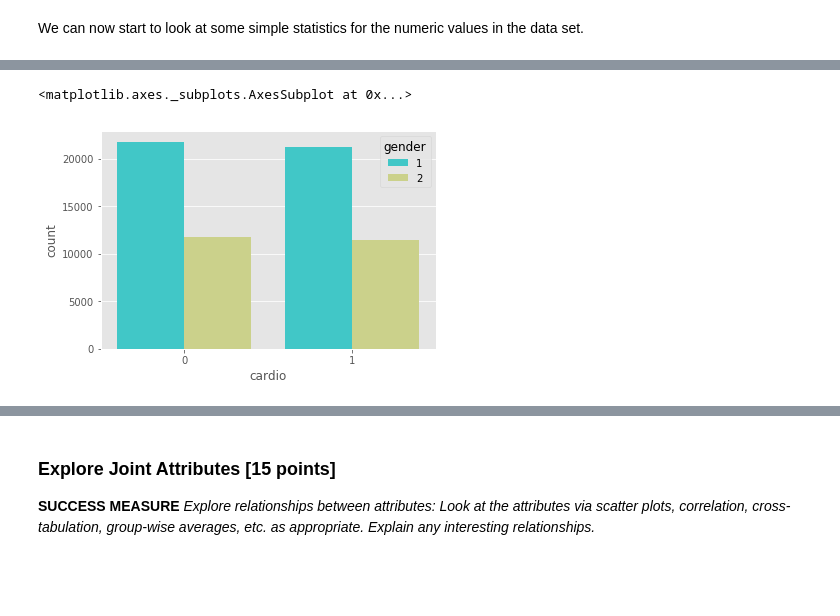
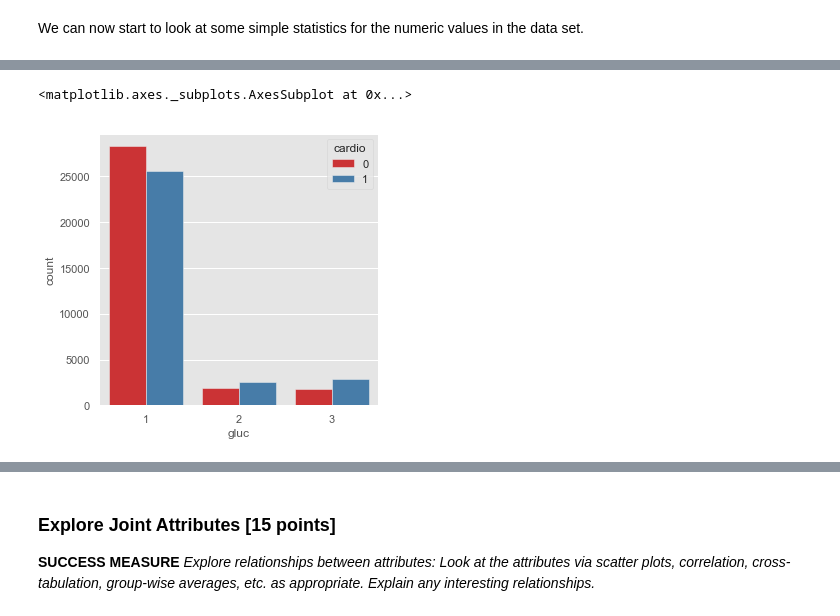
Before and after one commit to cmadding/MSDS7331, a Jupyter notebook: Lab01/Lab1.ipynb, the cells around one changed output, grey strips where cells are left out. Cells and saved outputs as stored; diff of their text form; code cells hidden in the pictures; blank space fills up the shorter version.

```diff
--- a/Lab01/Lab1.ipynb
+++ b/Lab01/Lab1.ipynb
@@ -103,0 +192,4 @@ How many records have inaccurate blood pressure reading?
+# %%
+#remove duplicates in the dataframe
+df.drop_duplicates(keep = 'first', inplace = True)
+df.shape
@@ -124,0 +247,4 @@ After cleaning Diastilic pressure is higher than systolic one in 0 cases.
+# %%
+df.drop(df[(df['weight'] > df['weight'].quantile(0.975)) | (df['weight'] < df['weight'].quantile(0.025))].index,inplace=True)
+
+print(df.shape)
@@ -170,0 +368,8 @@ The following section shows bar charts and cross tabulations of the relationship
+# %%
+#investiate how weight change with cardio states
+#plt.figure(figsize=(10, 10))
+rcParams['figure.figsize'] = 5, 5
+df_grouped = df.groupby(by='cardio')
+ax = df_grouped.boxplot(column='weight')
+#or
+#sns.boxplot(x='cardio',y='weight',data=df)
@@ -170,0 +392,10 @@ The following section shows bar charts and cross tabulations of the relationship
+# %%
+#investiate how the number of patients on each level of cholesterol and glucose change
+#with regard to the cardio states
+combined = ["cholesterol", "gluc"]
+rcParams['figure.figsize'] = 5, 5
+
+sns.countplot(x="cholesterol", hue='cardio', data = df, palette="Set1")
+
+#df_grouped = df.groupby(by='cardio')
+#ax = df_grouped.boxplot(column='weight')
@@ -171,6 +405,5 @@ The following section shows bar charts and cross tabulations of the relationship
 # %%
-# visualize cardio with gender
-sns.countplot(x='cardio',data=df,hue='gender',palette='rainbow')
+sns.countplot(x="gluc", hue='cardio', data = df, palette="Set1")
 # %% [output]
 <matplotlib.axes._subplots.AxesSubplot at 0x...>
-[figure, old version]
+[figure, new version]
```
Also changed, not shown: parts of 107 cells of this notebook, 1 other file.
